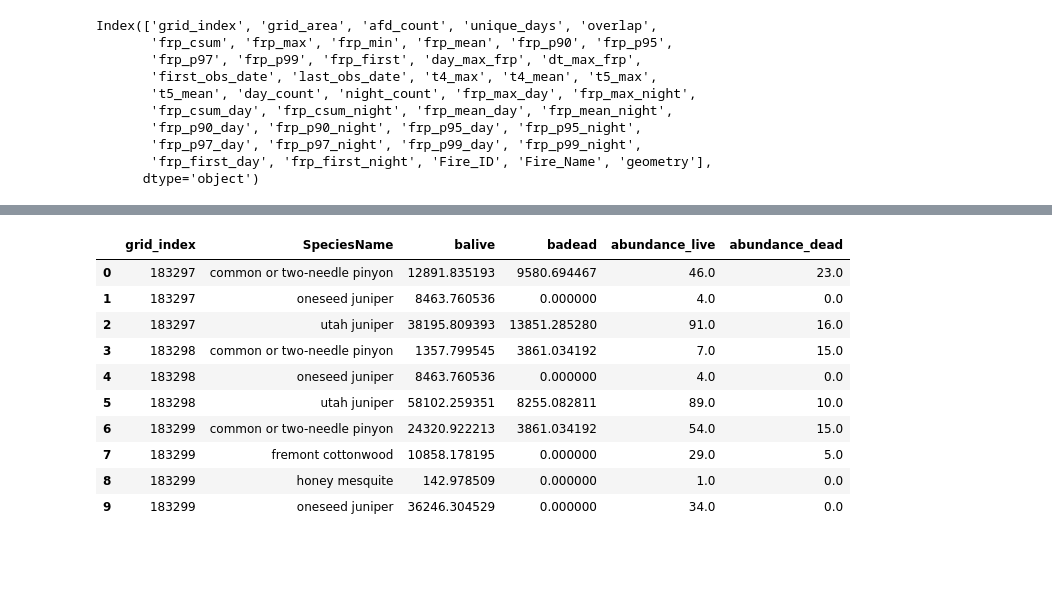
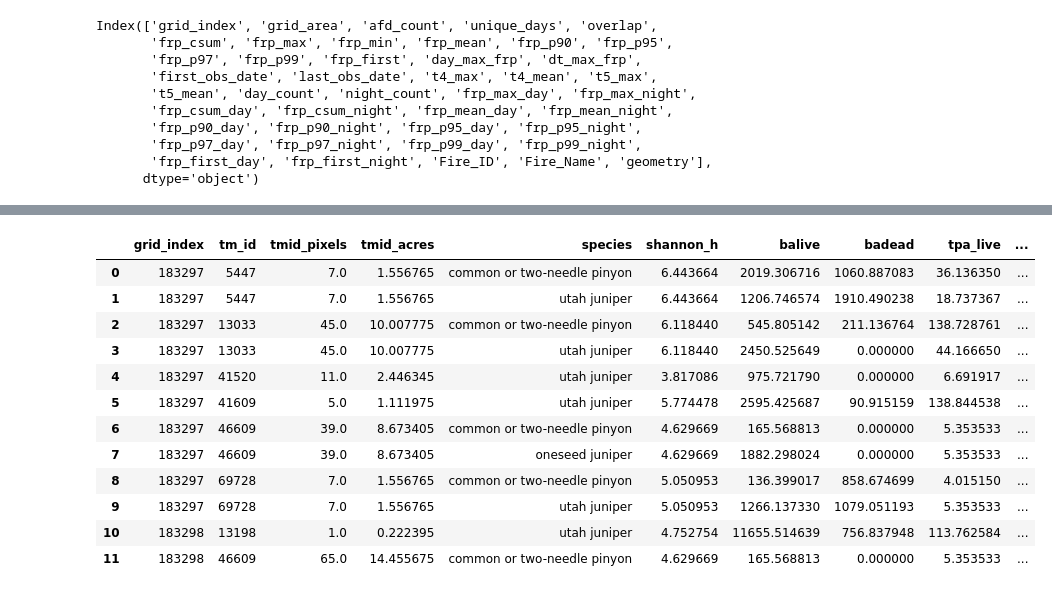
Before and after one commit to natshoff/aspen-fire-fork, a Jupyter notebook: Aim2/code/Python/04a_TreeMap_FIA.ipynb, the cells around one changed output, grey strips where cells are left out. Cells and saved outputs as stored; diff of their text form; code cells hidden in the pictures; blank space fills up the shorter version.

```diff
--- a/Aim2/code/Python/04a_TreeMap_FIA.ipynb
+++ b/Aim2/code/Python/04a_TreeMap_FIA.ipynb
@@ -150,0 +141,19 @@ print(len(grid_trees['tm_id'].unique()))
+# %%
+# Calculate the Shannon diversity index for each tm_id
+# Total trees per tm_id
+grid_trees['total_trees'] = grid_trees.groupby('tm_id')['TREE'].transform('sum')
+grid_trees['p_species'] = grid_trees['TREE'] / grid_trees['total_trees'] # proportion
+
+# Calculate Shannon diversity (H') for each tree row
+grid_trees['Shannon_H'] = -grid_trees['p_species'] * np.log(grid_trees['p_species'])
+
+# Aggregate to calculate H' at the tm_id level
+shannon_tmid = (
+    grid_trees.groupby('tm_id', as_index=False)
+    .agg(shannon_h=('Shannon_H', 'sum'))
+)
+
+# merge back
+grid_trees = grid_trees.merge(shannon_tmid, on='tm_id', how='left')
+
+shannon_tmid.head(3)
@@ -151,51 +165,70 @@ print(len(grid_trees['tm_id'].unique()))
 # %%
-# Calculate the live basal area for the tree table
+# Calculate the Tree Table statistics across tm_id/grid_index combinations
+#### Abundance (trees/acre, scaled to per-pixel)
+#### Dominance (live basal area, scaled to per-pixel)
+#### Tree height (average/species)
+
 # force species name to lower case
-grid_trees['COMMON_NAME'] = grid_trees['COMMON_NAME'].str.lower()
+grid_trees.rename(columns={'COMMON_NAME': 'species'}, inplace=True)
+grid_trees['species'] = grid_trees['species'].str.lower()
 grid_trees['live_dead'] = (grid_trees['STATUSCD'] == 1).astype(int)
+# calculate the trees per acre, scaling by the acre/pixel factor
+grid_trees['tree_tpa'] = (grid_trees['TREE'] * grid_trees['TPA_UNADJ']) * 0.222395 # trees/acre
 
 # subset to live trees
 grid_trees['BA'] = np.pi * (grid_trees['DIA'] / 2) ** 2  # Basal area in square feet
-grid_trees['BA_TPAsc'] = grid_trees['BA'] * grid_trees['TREE'] * grid_trees['TPA_UNADJ'] # adjust based on tree counts
+grid_trees['BA_TPAsc'] = grid_trees['BA'] * grid_trees['tree_tpa']  # adjust based on tree abundance
 
-# calculate live basal area
+# group by grid_index and plot identifier (tm_id)
+# calculate statistics for live/dead seperately
+# merge into a single dataframe
+
+# live trees
 live_metrics = (
     grid_trees[grid_trees['live_dead'] == 1]
-    .groupby(['grid_index', 'COMMON_NAME'], as_index=False)
+    .groupby(['grid_index', 'tm_id', 'species'], as_index=False)
     .agg(
+        tmid_pixels=('count','max'), # retains the tm_id pixel count
+        shannon_h=('shannon_h','max'), # retains the tm_id shannon index
         balive=('BA_TPAsc', 'sum'),    # Live basal area
-        abundance_live=('TREE', 'sum')  # Total live tree count
+        tpa_live=('tree_tpa', 'sum'),  # Total live tree count (trees/acre)
+        tree_ht_live=('ACTUALHT','mean') # average tree height
     )
 )
 
-# calculate dead basal area
+# dead trees
 dead_metrics = (
     grid_trees[grid_trees['live_dead'] == 0]
-    .groupby(['grid_index', 'COMMON_NAME'], as_index=False)
+    .groupby(['grid_index', 'tm_id', 'species'], as_index=False)
     .agg(
         badead=('BA_TPAsc', 'sum'),    # Live basal area
-        abundance_dead=('TREE', 'sum')  # Total live tree count
+        tpa_dead=('tree_tpa', 'sum'),  # Total live tree count (trees/acre)
+        tree_ht_dead=('ACTUALHT','mean') # average tree height
     )
 )
 
 # combine live/dead balive
-ba_by_sp = live_metrics.merge(
+tree_metrics = live_metrics.merge(
     dead_metrics,
-    on=['grid_index', 'COMMON_NAME'],
+    on=['grid_index', 'tm_id', 'species'],
     how='outer'
-).fillna(0).rename(
-    columns={'COMMON_NAME': 'SpeciesName'}
-)[['grid_index','SpeciesName','balive','badead','abundance_live','abundance_dead']]
-ba_by_sp.head(10)
+).fillna(0)
+tree_metrics['tmid_acres'] =  tree_metrics['tmid_pixels'] * 0.222395 # total acres for the tm_id (pixels * conversion factor)
+# subset to the tree metric columns
+tree_metrics = tree_metrics[['grid_index','tm_id','tmid_pixels','tmid_acres','species','shannon_h',
+                             'balive','badead','tpa_live','tpa_dead','tree_ht_live','tree_ht_dead']]
+tree_metrics.head(12)
 # %% [output]
-|  | grid_index | SpeciesName | balive | badead | abundance_live | abundance_dead |
-| 0 | 183297 | common or two-needle pinyon | 12891.835193 | 9580.694467 | 46.0 | 23.0 |
-| 1 | 183297 | oneseed juniper | 8463.760536 | 0.000000 | 4.0 | 0.0 |
-| 2 | 183297 | utah juniper | 38195.809393 | 13851.285280 | 91.0 | 16.0 |
-| 3 | 183298 | common or two-needle pinyon | 1357.799545 | 3861.034192 | 7.0 | 15.0 |
-| 4 | 183298 | oneseed juniper | 8463.760536 | 0.000000 | 4.0 | 0.0 |
-| 5 | 183298 | utah juniper | 58102.259351 | 8255.082811 | 89.0 | 10.0 |
-| 6 | 183299 | common or two-needle pinyon | 24320.922213 | 3861.034192 | 54.0 | 15.0 |
-| 7 | 183299 | fremont cottonwood | 10858.178195 | 0.000000 | 29.0 | 5.0 |
-| 8 | 183299 | honey mesquite | 142.978509 | 0.000000 | 1.0 | 0.0 |
-| 9 | 183299 | oneseed juniper | 36246.304529 | 0.000000 | 34.0 | 0.0 |
+|  | grid_index | tm_id | tmid_pixels | tmid_acres | species | shannon_h | balive | badead | tpa_live | ... |
+| 0 | 183297 | 5447 | 7.0 | 1.556765 | common or two-needle pinyon | 6.443664 | 2019.306716 | 1060.887083 | 36.136350 | ... |
+| 1 | 183297 | 5447 | 7.0 | 1.556765 | utah juniper | 6.443664 | 1206.746574 | 1910.490238 | 18.737367 | ... |
+| 2 | 183297 | 13033 | 45.0 | 10.007775 | common or two-needle pinyon | 6.118440 | 545.805142 | 211.136764 | 138.728761 | ... |
+| 3 | 183297 | 13033 | 45.0 | 10.007775 | utah juniper | 6.118440 | 2450.525649 | 0.000000 | 44.166650 | ... |
+| 4 | 183297 | 41520 | 11.0 | 2.446345 | utah juniper | 3.817086 | 975.721790 | 0.000000 | 6.691917 | ... |
+| 5 | 183297 | 41609 | 5.0 | 1.111975 | utah juniper | 5.774478 | 2595.425687 | 90.915159 | 138.844538 | ... |
+| 6 | 183297 | 46609 | 39.0 | 8.673405 | common or two-needle pinyon | 4.629669 | 165.568813 | 0.000000 | 5.353533 | ... |
+| 7 | 183297 | 46609 | 39.0 | 8.673405 | oneseed juniper | 4.629669 | 1882.298024 | 0.000000 | 5.353533 | ... |
+| 8 | 183297 | 69728 | 7.0 | 1.556765 | common or two-needle pinyon | 5.050953 | 136.399017 | 858.674699 | 4.015150 | ... |
+| 9 | 183297 | 69728 | 7.0 | 1.556765 | utah juniper | 5.050953 | 1266.137330 | 1079.051193 | 5.353533 | ... |
+| 10 | 183298 | 13198 | 1.0 | 0.222395 | utah juniper | 4.752754 | 11655.514639 | 756.837948 | 113.762584 | ... |
+| 11 | 183298 | 46609 | 65.0 | 14.455675 | common or two-needle pinyon | 4.629669 | 165.568813 | 0.000000 | 5.353533 | ... |
```
Also changed, not shown: parts of 21 cells of this notebook.
